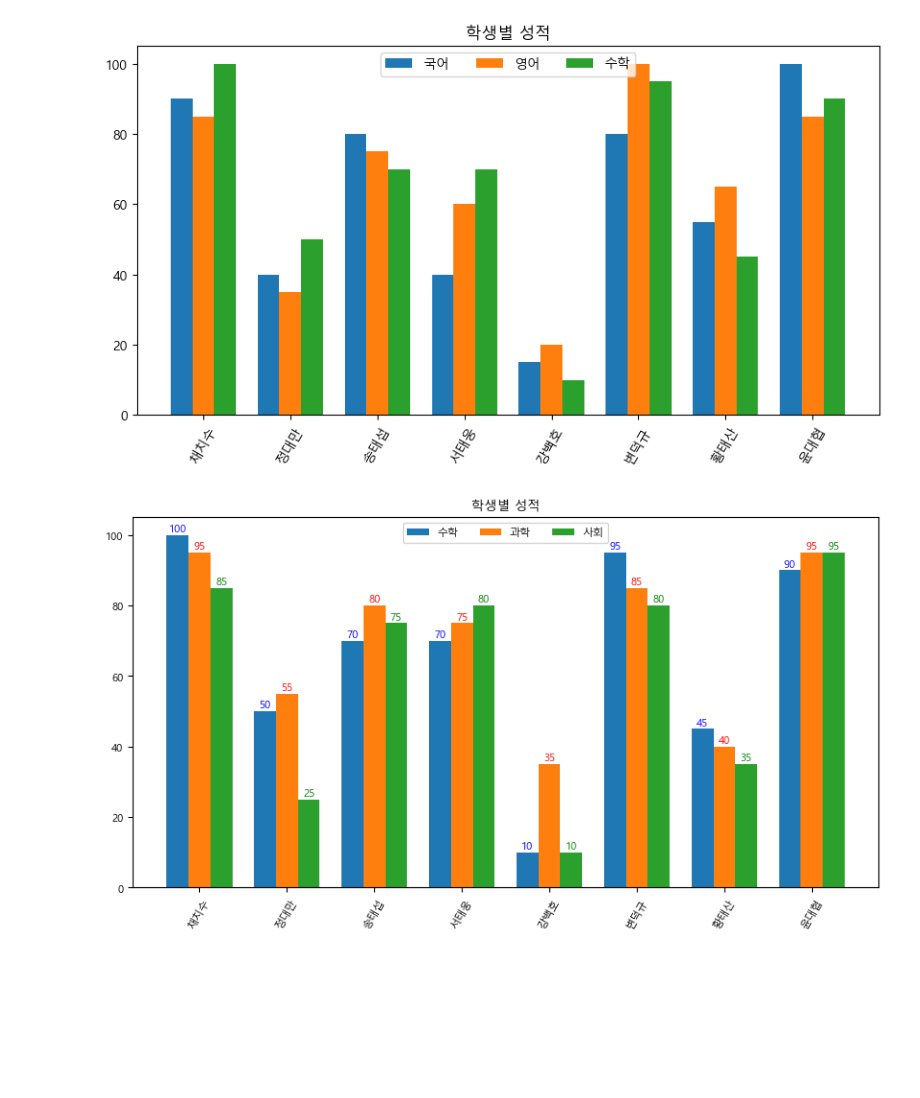
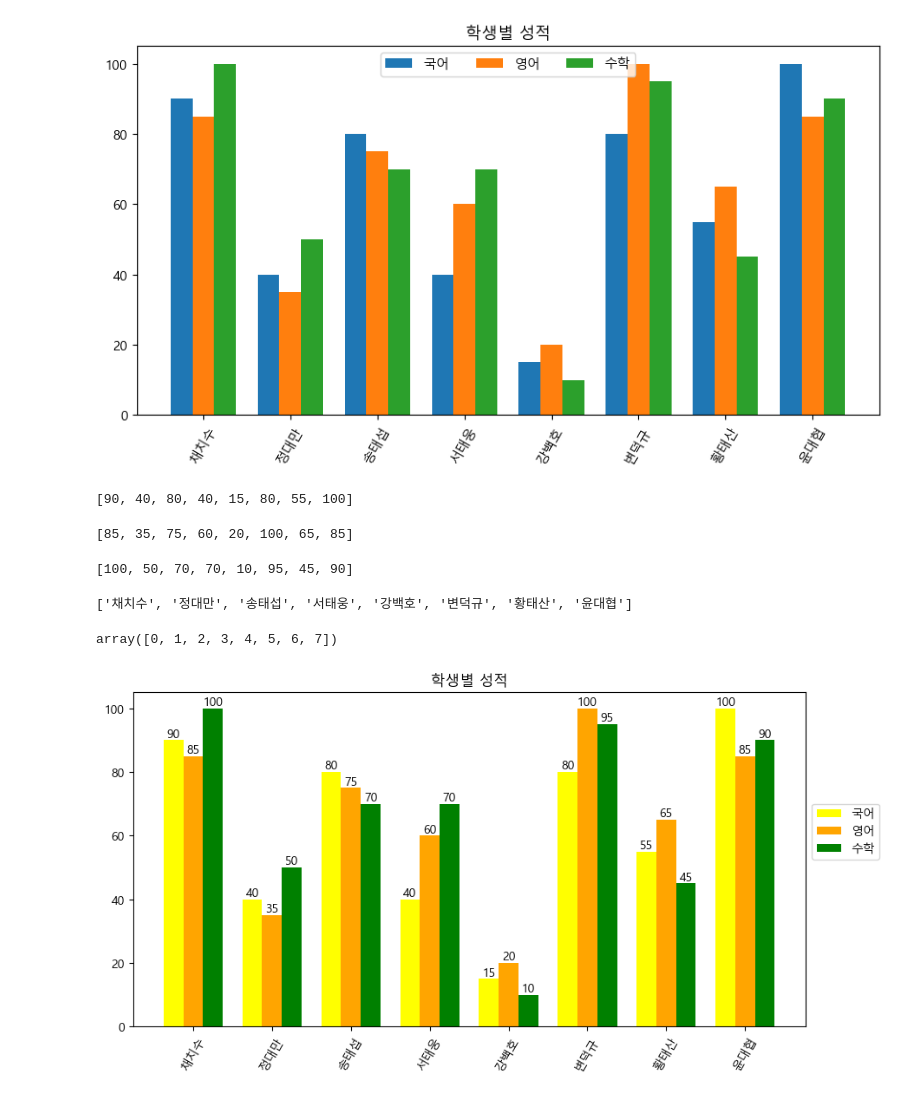
Before and after one commit to helen-cho/data, a Jupyter notebook: python/데이터시각화/10.다중막대그래프.ipynb, the cells around one changed output. Saved outputs shown, nothing was run; the diff lists cells and outputs as text; code cells hidden in the pictures; blank space fills up the shorter version.

```diff
--- a/python/데이터시각화/10.다중막대그래프.ipynb
+++ b/python/데이터시각화/10.다중막대그래프.ipynb
@@ -64,31 +64,60 @@ plt.xticks(index, df['이름'], rotation=60)
 plt.show()
 # %% [output]
 [figure]
+# %%
+kor = list(df['국어'])
+kor
+# %% [output]
+[90, 40, 80, 40, 15, 80, 55, 100]
+# %%
+eng = list(df['영어'])
+eng
+# %% [output]
+[85, 35, 75, 60, 20, 100, 65, 85]
+# %%
+mat = list(df['수학'])
+mat
+# %% [output]
+[100, 50, 70, 70, 10, 95, 45, 90]
+# %%
+names = list(df['이름'])
+names
+# %% [output]
+['채치수', '정대만', '송태섭', '서태웅', '강백호', '변덕규', '황태산', '윤대협']
+# %%
+import numpy as np
+idx = np.arange(8)
+idx
+# %% [output]
+array([0, 1, 2, 3, 4, 5, 6, 7])
 # %%
+import numpy as np
+index = np.arange(8)
+
+kor = [90, 40, 80, 40, 15, 80, 55, 100]
+eng = [85, 35, 75, 60, 20, 100, 65, 85]
+mat = [100, 50, 70, 70, 10, 95, 45, 90]
+names = ['채치수', '정대만', '송태섭', '서태웅', '강백호', '변덕규', '황태산', '윤대협']
+
+matplotlib.rcParams['font.size'] = 10
 plt.figure(figsize=(10, 5))
 plt.title('학생별 성적')
 
 w = 0.25
-plt.bar(index - w, df['수학'], width=w, label='수학')
-plt.bar(index, df['과학'], width=w , label='과학')
-plt.bar(index + w, df['사회'], width=w, label='사회')
-plt.legend(ncol=3, loc='upper center')
+plt.bar(index - w, kor, width=w, label='국어', color='yellow')
+plt.bar(index, eng, width=w , label='영어', color='orange')
+plt.bar(index + w, mat, width=w, label='수학', color='green')
+plt.legend(loc=(1.01, 0.5))
+plt.xticks(index, names, rotation=60)
 
-plt.xticks(index, df['이름'], rotation=60)
 
-matplotlib.rcParams['font.size'] = 8
 for i in index:
-    kor = df.iloc[i, 5]
-    plt.text(index[i]-w, kor+1, kor, ha='center', c='b')
-
-    eng = df.iloc[i, 6]
-    plt.text(index[i], eng+1, eng, ha='center', c='red')
-
-    mat = df.iloc[i, 7]
-    plt.text(index[i]+w, mat+1, mat, ha='center', c='green')
+    plt.text(index[i]-w, kor[i]+1, kor[i], ha='center')
+    plt.text(index[i], eng[i]+1, eng[i], ha='center')
+    plt.text(index[i]+w, mat[i]+1, mat[i], ha='center')
 plt.show()
 # %% [output]
-[figure, old version]
+[figure, new version]
 # %%
 w = 0.25
 plt.bar(index - w, df['수학'], width=w, label='수학')
```
Also changed, not shown: parts of 1 cell of this notebook, 17 other files.
